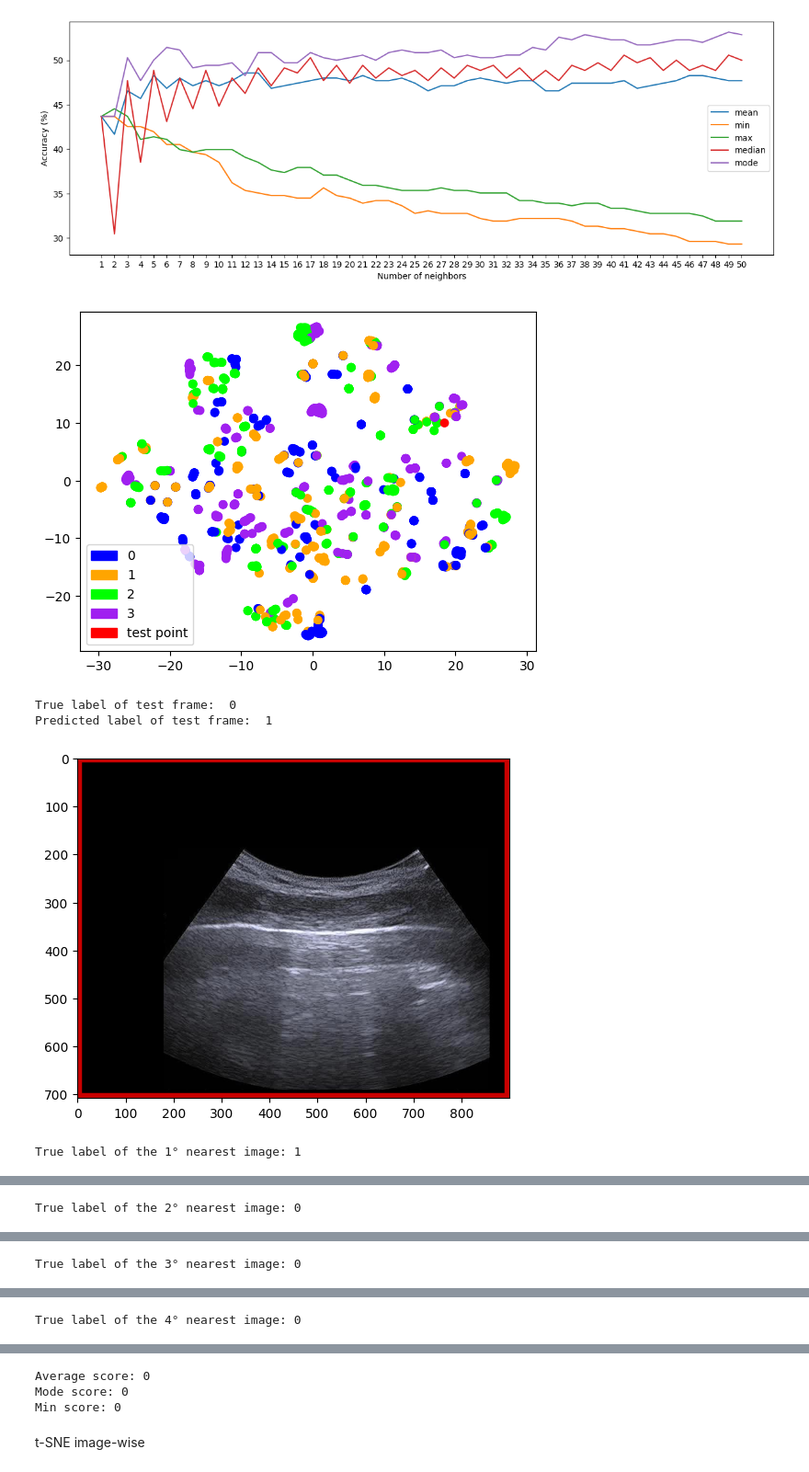
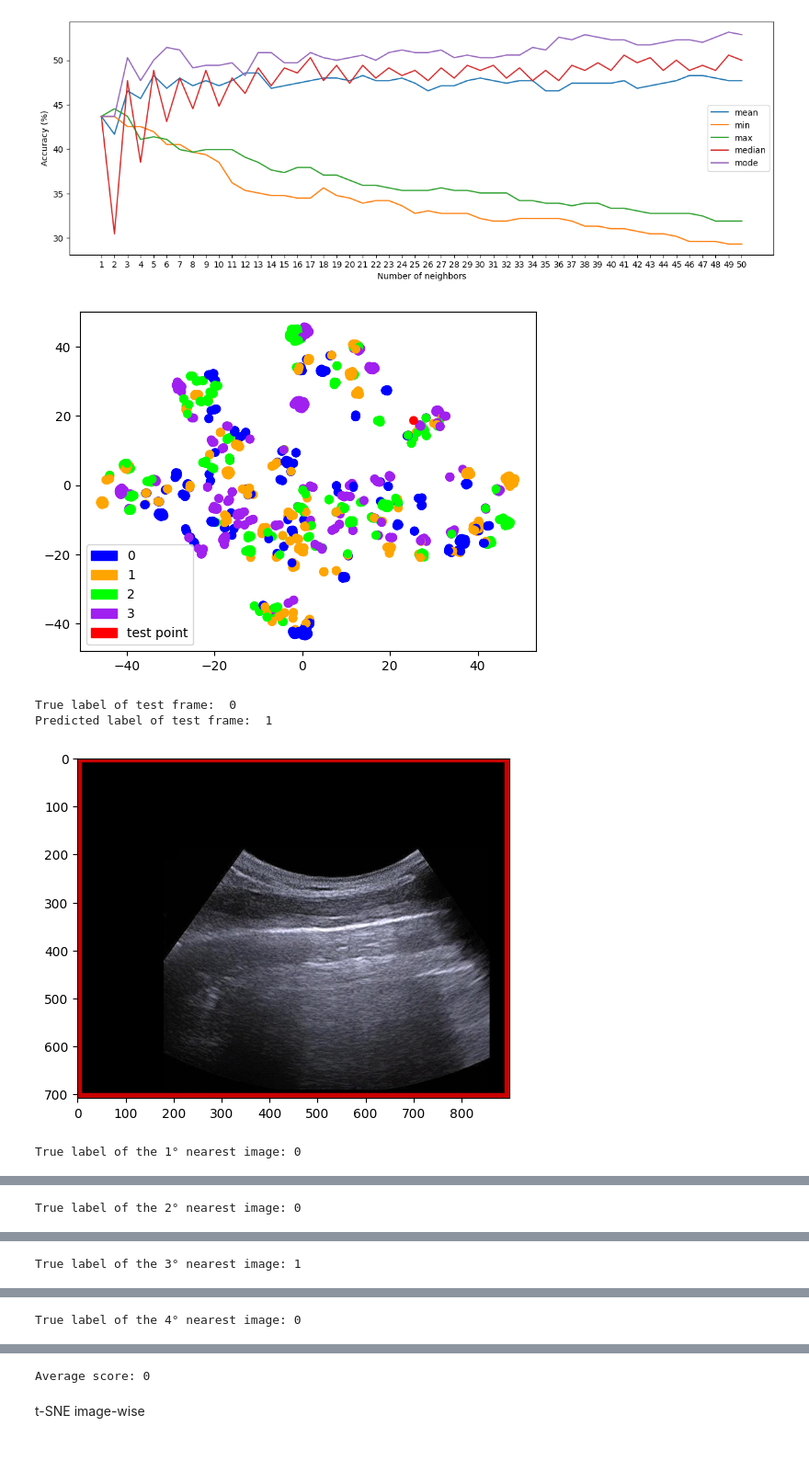
Before and after one commit to davidemodolo/Lung-Ultrasound-Image-Classifier, a Jupyter notebook: step_by_step_try.ipynb, the cells around one changed output, grey strips where cells are left out. Shown at 92% size. Saved outputs shown, nothing was run; the diff lists cells and outputs as text; code cells hidden in the pictures.

```diff
--- a/step_by_step_try.ipynb
+++ b/step_by_step_try.ipynb
@@ -841,7 +841,7 @@ images = np.array(images)
 images_flattened = images.reshape(images.shape[0], -1)
 
 # Fit the t-SNE model on the flattened images
-tsne = TSNE(n_components=2, verbose=0, perplexity=40, n_iter=400)
+tsne = TSNE(n_components=2, verbose=0, perplexity=40, n_iter=1000)
 tsne_results = tsne.fit_transform(images_flattened)
 
 # Plot the t-SNE embeddings
@@ -852,41 +852,39 @@ blue_patch = mpatches.Patch(color='#0000FF', label='0')
 orange_patch = mpatches.Patch(color='#FFA500', label='1')
 green_patch = mpatches.Patch(color='#00FF00', label='2')
 violet_patch = mpatches.Patch(color='#A020F0', label='3')
 red_patch = mpatches.Patch(color='red', label='test point')
 plt.legend(handles=[blue_patch, orange_patch, green_patch, violet_patch, red_patch])
 plt.show()
 
 # print true and predicted label of the image
 print("True label of test frame: ", test_values.iloc[random_index]["true"])
 print("Predicted label of test frame: ", test_values.iloc[random_index]["predicted"])
 # print the selected image
 image = cv2.imread(test_values.iloc[random_index]["path"])
 image = cv2.cvtColor(image, cv2.COLOR_BGR2RGB)
 # add the border
 image = cv2.copyMakeBorder(image, 10, 10, 10, 10, cv2.BORDER_CONSTANT, value=[200, 0, 0])
 plt.imshow(image)
 plt.show()
 
 # find the two closest images to the last one in the images array
-distances = np.linalg.norm(images_flattened[:-1] - images_flattened[-1], axis=1)
-nearest_points_number = 4
-nearest_points = images_flattened[np.argsort(distances)[:nearest_points_number]]
-
+distances = np.linalg.norm(tsne_results - tsne_results[len(tsne_results)-1], axis=1)
+nearest_points_number = 5
+nearest_points = np.argsort(distances)[:nearest_points_number]
+nearest_points = np.delete(nearest_points, 0)
 scores = []
 for i in range(len(nearest_points)):
     # print also the true and predicted label
     print(f"True label of the {i+1}° nearest image:", values.iloc[np.argsort(distances)[i]]["true"])
     scores.append(values.iloc[np.argsort(distances)[i]]["true"])
     image = cv2.imread(values.iloc[np.argsort(distances)[i]]["path"])
     image = cv2.cvtColor(image, cv2.COLOR_BGR2RGB)
     plt.imshow(image)
     plt.show()
 print("Average score:", round(np.mean(scores)))
-print("Mode score:",max(set(scores), key=scores.count))
-print("Min score:", min(scores))
 # %% [output]
-[figure, old version]
+[figure, new version]
 True label of test frame:  0
 Predicted label of test frame:  1
-[figure, old version]
+[figure, new version]
-True label of the 1° nearest image: 1
+True label of the 1° nearest image: 0
@@ -894,3 +892,3 @@ True label of the 1° nearest image: 1
 True label of the 2° nearest image: 0
 [figure]
-True label of the 3° nearest image: 0
+True label of the 3° nearest image: 1
@@ -898,8 +896,6 @@ True label of the 3° nearest image: 0
 True label of the 4° nearest image: 0
 [figure]
 Average score: 0
-Mode score: 0
-Min score: 0
 # %% [markdown]
 t-SNE image-wise
 # %%
```
Also changed, not shown: parts of 1 cell of this notebook.
